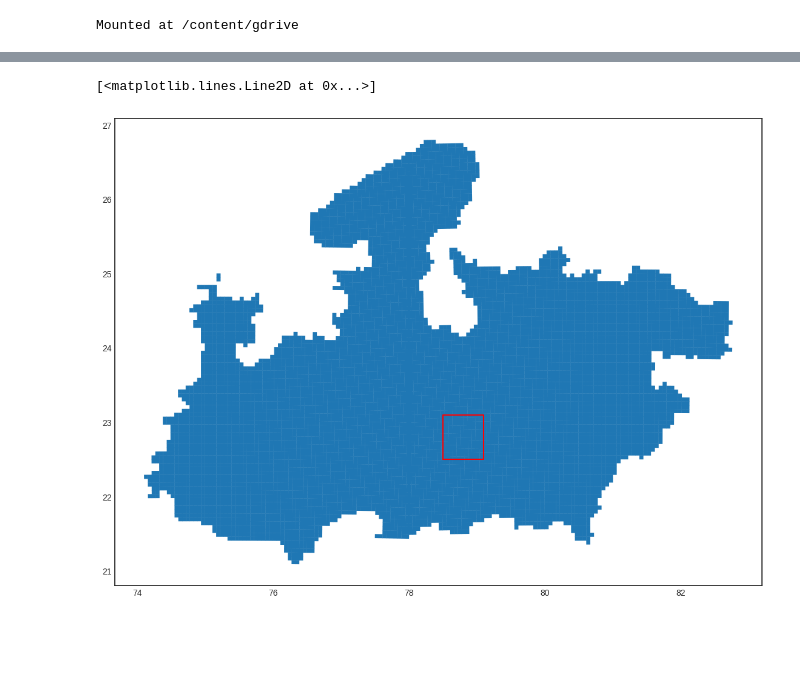
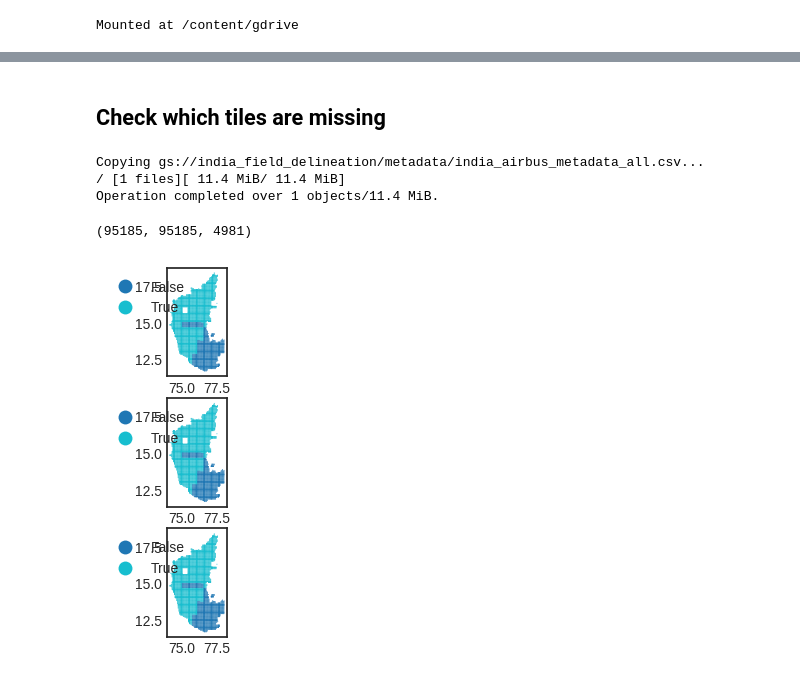
Before and after one commit to agstack/autogeobound, a Jupyter notebook: notebooks/JK02_get_region_of_interest.ipynb, the cells around one changed output, grey strips where cells are left out. Saved outputs shown, nothing was run; the diff lists cells and outputs as text; code cells hidden in the pictures; blank space fills up the shorter version.

```diff
--- a/notebooks/JK02_get_region_of_interest.ipynb
+++ b/notebooks/JK02_get_region_of_interest.ipynb
@@ -67,7 +210,0 @@ rectangle = Polygon([(78.5, 22.5), (79.1, 22.5), (79.1, 23.1), (78.5, 23.1)])
-# %%
-fig, ax = plt.subplots(1, figsize=(20, 10))
-gdf_mp.plot(ax=ax)
-ax.plot(*rectangle.exterior.xy, color="red")
-# %% [output]
-[<matplotlib.lines.Line2D at 0x...>]
-[figure, removed]
@@ -77,0 +211,46 @@ df_roi = gdf_mp.loc[gdf_mp.within(rectangle)]
+# %% [markdown]
+## Check which tiles are missing
+# %%
+!gsutil cp gs://india_field_delineation/metadata/india_airbus_metadata_all.csv /content/metadata.csv
+metadata = pd.read_csv("/content/metadata.csv")
+
+meta_df = pd.merge(gdf_batched, metadata.loc[metadata.image_id==0], how="inner", left_on="key", right_on=["DLTile_key"])
+meta_df.rename(columns={"batch_x": "stitching_batch", "batch_y": "file_batch"}, inplace=True)
+
+def list_files_in_bucket(bucket_path):
+    try:
+        # Run gsutil ls command to list files in the bucket
+        command = f"gsutil ls -r gs://{bucket_path}"
+        result = subprocess.run(command, shell=True, check=True, capture_output=True, text=True)
+
+        # Split the output into lines to get individual file paths
+        file_paths = result.stdout.strip().split("\n")
+        return file_paths
+    except subprocess.CalledProcessError as e:
+        print(f"Error: {e}")
+        return []
+
+bucket_path_res = "india_field_delineation/predictions/watershed_instances_4096p_tileable/res"
+bucket_files_res = list_files_in_bucket(bucket_path_res)
+bucket_files_res = [s for s in bucket_files_res if s.endswith(".npy")]
+bucket_files_res = [f"{s[86:88]}/{s[95:100]}" for s in bucket_files_res]
+
+
+bucket_path_source = "india_field_delineation/predictions/watershed_instances_4096px"
+bucket_files_source = list_files_in_bucket(bucket_path_source)
+bucket_files_source = [s for s in bucket_files_source if s.endswith(".npy")]
+bucket_files_source = [f"{s[74:76]}/{s[83:88]}" for s in bucket_files_source]
+
+
+bucket_path_extent = "india_field_delineation/predictions/extent_predictions_4096px_averaged"
+bucket_files_extent = list_files_in_bucket(bucket_path_extent)
+bucket_files_extent = [s for s in bucket_files_extent if s.endswith(".png")]
+bucket_files_extent = [f"{s[82:84]}/{s[91:96]}" for s in bucket_files_extent]
+# %% [output]
+Copying gs://india_field_delineation/metadata/india_airbus_metadata_all.csv...
+/ [1 files][ 11.4 MiB/ 11.4 MiB]
+Operation completed over 1 objects/11.4 MiB.
+# %%
+len(bucket_files_extent), len(bucket_files_source), len(bucket_files_res)
+# %% [output]
+(95185, 95185, 4981)
@@ -77,0 +267,23 @@ df_roi = gdf_mp.loc[gdf_mp.within(rectangle)]
+# %%
+for i, row in meta_df.loc[meta_df["inner"]].iterrows():
+        tile_id = row["tile_id"]
+        file_batch = row["file_batch"]
+        id = f"{file_batch}/{tile_id}"
+        meta_df.loc[meta_df["key"] == row["key"], "found_res"] = (id in bucket_files_res)
+        meta_df.loc[meta_df["key"] == row["key"], "found_source"] = (id in bucket_files_source)
+        meta_df.loc[meta_df["key"] == row["key"], "found_extent"] = (id in bucket_files_extent)
+# %%
+fig, axs = plt.subplots(3)
+ax = axs[0]
+meta_df.plot(column="found_res", cmap="tab10", ax=ax, legend=True)
+ax.get_legend().set_bbox_to_anchor((0.5, 1))
+
+ax = axs[1]
+meta_df.plot(column="found_source", cmap="tab10", ax=ax, legend=True)
+ax.get_legend().set_bbox_to_anchor((0.5, 1))
+
+ax = axs[2]
+meta_df.plot(column="found_extent", cmap="tab10", ax=ax, legend=True)
+ax.get_legend().set_bbox_to_anchor((0.5, 1))
+# %% [output]
+[figure, added]
```
Also changed, not shown: parts of 28 cells of this notebook, 1 other file.
